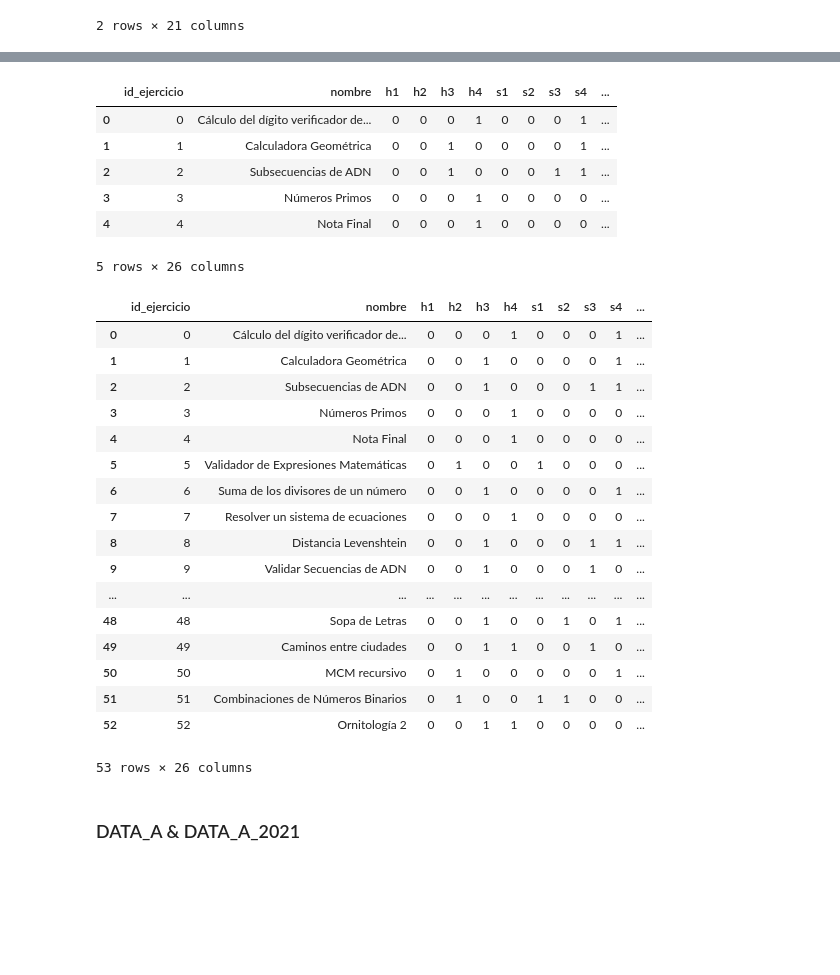
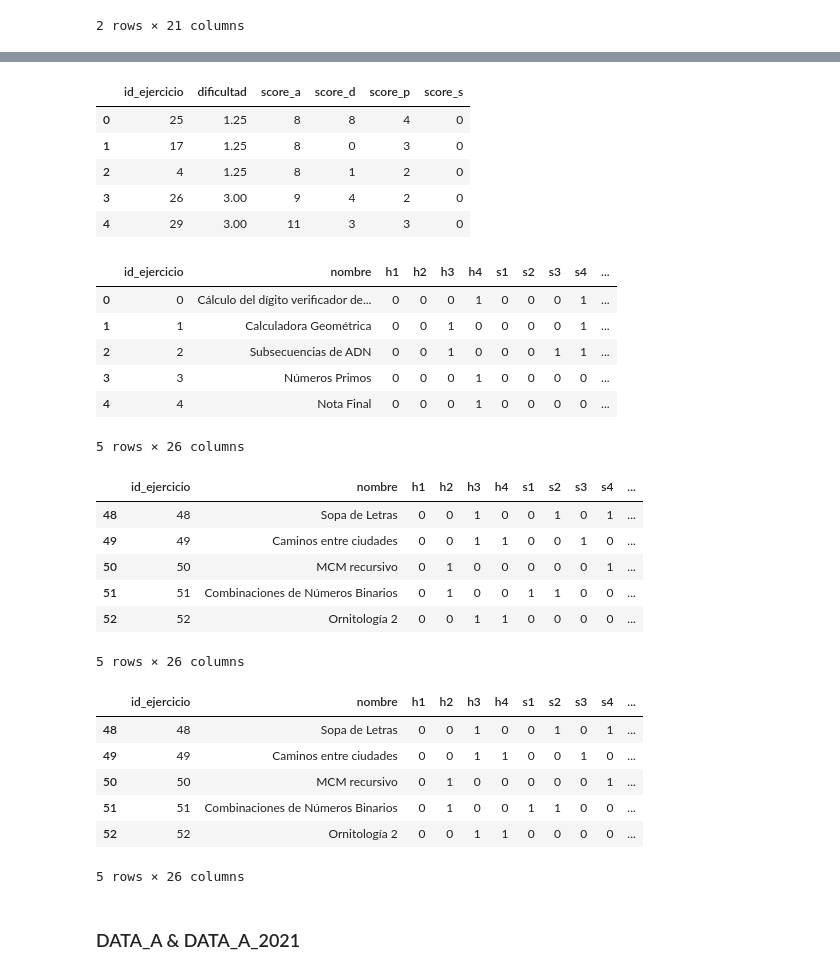
Before and after one commit to edgar-ramxs/RecSysUnab, a Jupyter notebook: RecSysUnab.ipynb, the cells around one changed output, grey strips where cells are left out. Drawn from its saved outputs; the diff is of its cells as text; code cells hidden in the pictures; blank space fills up the shorter version.

```diff
--- a/RecSysUnab.ipynb
+++ b/RecSysUnab.ipynb
@@ -409,10 +409,10 @@ hitos = df_catalogo['hito'].apply(lambda x: format(x, '04b') if 1 <= x <= 4 else
 
 # Crear columnas h1, h2, h3, h4 a partir de la representación binaria obtenida.
 # Cada columna h1 a h4 representa un bit de la conversión binaria de 'hito'.
-df_catalogo['h1'] = hitos.apply(lambda x: x[0] if x else None)  # Primer bit (más significativo)
-df_catalogo['h2'] = hitos.apply(lambda x: x[1] if x else None)  # Segundo bit
-df_catalogo['h3'] = hitos.apply(lambda x: x[2] if x else None)  # Tercer bit
-df_catalogo['h4'] = hitos.apply(lambda x: x[3] if x else None)  # Cuarto bit (menos significativo)
+df_catalogo['h1'] = hitos.apply(lambda x: int(x[0]) if x else None)  # Primer bit (más significativo)
+df_catalogo['h2'] = hitos.apply(lambda x: int(x[1]) if x else None)  # Segundo bit
+df_catalogo['h3'] = hitos.apply(lambda x: int(x[2]) if x else None)  # Tercer bit
+df_catalogo['h4'] = hitos.apply(lambda x: int(x[3]) if x else None)  # Cuarto bit (menos significativo)
 
 # Crear una nueva columna 'id_ejercicio' que asigna un identificador único a cada ejercicio.
 # Esto se realiza utilizando un rango basado en el número de filas en el DataFrame.
@@ -449,14 +449,3 @@ hito4 = pd.read_excel(f"{VAR_DIR_DATA_ORIGINAL}/ejercicios_edx.xlsx", sheet_name
 df_catalogo_extra = pd.concat([hito1, hito2, hito3, hito4], ignore_index=True)
 df_catalogo_extra.columns = ['codigo', 'puntos','nombre', 'enunciado', 'abstracción', 'descomposición', 'patrones', 'algoritmo']
 df_catalogo_extra = df_catalogo_extra.drop_duplicates(subset=['nombre'], keep='first')
-# %%
-import re
-
-def formatear_texto(texto):
-    if isinstance(texto, str):
-        texto = texto.strip().lower()  # Eliminar espacios y convertir a minúsculas
-        texto = re.sub(r'[^\w\s]', '', texto)  # Eliminar caracteres especiales
-        texto = ' '.join(texto.split())  # Eliminar múltiplos espacios
-    return texto
-
-df_catalogo_extra['enunciado'] = df_catalogo_extra['enunciado'].apply(formatear_texto)
@@ -547,6 +528,11 @@ def calcular_puntaje_personalizado(row, cols: list[str]) -> int:
 # %%
+
+from models.utils.transformacion import calcular_puntaje_personalizado_prueba
+
 df_evaluacion.columns = ['codigo', 'puntos', 'id', 'nombre', 'dificultad', 'score_a1','score_a2', 'score_a3', 'score_a4', 'score_d1', 'score_d2', 'score_d3', 'score_d4', 'score_p1', 'score_p2', 'score_p3', 'score_p4', 'score_s1', 'score_s2', 'score_s3', 'score_s4']
-df_evaluacion['score_a'] = df_evaluacion.apply(lambda row: calcular_puntaje_personalizado(row, ['score_a1','score_a2', 'score_a3', 'score_a4']), axis=1)
-df_evaluacion['score_d'] = df_evaluacion.apply(lambda row: calcular_puntaje_personalizado(row, ['score_d1', 'score_d2', 'score_d3', 'score_d4']), axis=1)
-df_evaluacion['score_p'] = df_evaluacion.apply(lambda row: calcular_puntaje_personalizado(row, ['score_p1', 'score_p2', 'score_p3', 'score_p4']), axis=1)
-df_evaluacion['score_s'] = df_evaluacion.apply(lambda row: calcular_puntaje_personalizado(row, ['score_s1', 'score_s2', 'score_s3', 'score_s4']), axis=1)
+df_evaluacion['score_a'] = df_evaluacion.apply(lambda row: calcular_puntaje_personalizado_prueba(row, ['score_a1','score_a2', 'score_a3', 'score_a4']), axis=1)
+df_evaluacion['score_d'] = df_evaluacion.apply(lambda row: calcular_puntaje_personalizado_prueba(row, ['score_d1', 'score_d2', 'score_d3', 'score_d4']), axis=1)
+df_evaluacion['score_p'] = df_evaluacion.apply(lambda row: calcular_puntaje_personalizado_prueba(row, ['score_p1', 'score_p2', 'score_p3', 'score_p4']), axis=1)
+df_evaluacion['score_s'] = df_evaluacion.apply(lambda row: calcular_puntaje_personalizado_prueba(row, ['score_s1', 'score_s2', 'score_s3', 'score_s4']), axis=1)
+
+df_evaluacion.head()
@@ -564,16 +548,35 @@ df_evaluacion.head()
 df_evaluacion = df_evaluacion[['id','dificultad', 'score_a', 'score_d', 'score_p', 'score_s']]
 df_evaluacion.columns = ['id_ejercicio','dificultad', 'score_a', 'score_d', 'score_p', 'score_s']
 df_evaluacion = df_evaluacion.drop_duplicates(subset=['id_ejercicio'], keep='first')
-df_catalogo = pd.merge(df_catalogo, df_evaluacion, on='id_ejercicio', how='left')
+
+df_evaluacion.head()
+# %% [output]
+|  | id_ejercicio | dificultad | score_a | score_d | score_p | score_s |
+| 0 | 25 | 1.25 | 8 | 8 | 4 | 0 |
+| 1 | 17 | 1.25 | 8 | 0 | 3 | 0 |
+| 2 | 4 | 1.25 | 8 | 1 | 2 | 0 |
+| 3 | 26 | 3.00 | 9 | 4 | 2 | 0 |
+| 4 | 29 | 3.00 | 11 | 3 | 3 | 0 |
+# %%
+df_catalogo = pd.merge(df_catalogo, df_evaluacion, on='id_ejercicio', how='left')
+df_catalogo.head()
+# %% [output]
+|  | id_ejercicio | nombre | h1 | h2 | h3 | h4 | s1 | s2 | s3 | s4 | ... |
+| 0 | 0 | Cálculo del dígito verificador de... | 0 | 0 | 0 | 1 | 0 | 0 | 0 | 1 | ... |
+| 1 | 1 | Calculadora Geométrica | 0 | 0 | 1 | 0 | 0 | 0 | 0 | 1 | ... |
+| 2 | 2 | Subsecuencias de ADN | 0 | 0 | 1 | 0 | 0 | 0 | 1 | 1 | ... |
+| 3 | 3 | Números Primos | 0 | 0 | 0 | 1 | 0 | 0 | 0 | 0 | ... |
+| 4 | 4 | Nota Final | 0 | 0 | 0 | 1 | 0 | 0 | 0 | 0 | ... |
+5 rows × 26 columns
 # %%
-df_catalogo.head()
+df_catalogo.tail()
 # %% [output]
 |  | id_ejercicio | nombre | h1 | h2 | h3 | h4 | s1 | s2 | s3 | s4 | ... |
-| 0 | 0 | Cálculo del dígito verificador de... | 0 | 0 | 0 | 1 | 0 | 0 | 0 | 1 | ... |
-| 1 | 1 | Calculadora Geométrica | 0 | 0 | 1 | 0 | 0 | 0 | 0 | 1 | ... |
-| 2 | 2 | Subsecuencias de ADN | 0 | 0 | 1 | 0 | 0 | 0 | 1 | 1 | ... |
-| 3 | 3 | Números Primos | 0 | 0 | 0 | 1 | 0 | 0 | 0 | 0 | ... |
-| 4 | 4 | Nota Final | 0 | 0 | 0 | 1 | 0 | 0 | 0 | 0 | ... |
+| 48 | 48 | Sopa de Letras | 0 | 0 | 1 | 0 | 0 | 1 | 0 | 1 | ... |
+| 49 | 49 | Caminos entre ciudades | 0 | 0 | 1 | 1 | 0 | 0 | 1 | 0 | ... |
+| 50 | 50 | MCM recursivo | 0 | 1 | 0 | 0 | 0 | 0 | 0 | 1 | ... |
+| 51 | 51 | Combinaciones de Números Binarios | 0 | 1 | 0 | 0 | 1 | 1 | 0 | 0 | ... |
+| 52 | 52 | Ornitología 2 | 0 | 0 | 1 | 1 | 0 | 0 | 0 | 0 | ... |
 5 rows × 26 columns
 # %%
 df_catalogo['dificultad'] = df_catalogo['dificultad'].fillna(0.0)
@@ -582,26 +585,15 @@ df_catalogo['score_d'] = df_catalogo['score_d'].fillna(0.0)
 df_catalogo['score_p'] = df_catalogo['score_p'].fillna(0.0)
 df_catalogo['score_s'] = df_catalogo['score_s'].fillna(0.0)
 # %%
-df_catalogo
+df_catalogo.tail()
 # %% [output]
 |  | id_ejercicio | nombre | h1 | h2 | h3 | h4 | s1 | s2 | s3 | s4 | ... |
-| 0 | 0 | Cálculo del dígito verificador de... | 0 | 0 | 0 | 1 | 0 | 0 | 0 | 1 | ... |
-| 1 | 1 | Calculadora Geométrica | 0 | 0 | 1 | 0 | 0 | 0 | 0 | 1 | ... |
-| 2 | 2 | Subsecuencias de ADN | 0 | 0 | 1 | 0 | 0 | 0 | 1 | 1 | ... |
-| 3 | 3 | Números Primos | 0 | 0 | 0 | 1 | 0 | 0 | 0 | 0 | ... |
-| 4 | 4 | Nota Final | 0 | 0 | 0 | 1 | 0 | 0 | 0 | 0 | ... |
-| 5 | 5 | Validador de Expresiones Matemáticas | 0 | 1 | 0 | 0 | 1 | 0 | 0 | 0 | ... |
-| 6 | 6 | Suma de los divisores de un número | 0 | 0 | 1 | 0 | 0 | 0 | 0 | 1 | ... |
-| 7 | 7 | Resolver un sistema de ecuaciones | 0 | 0 | 0 | 1 | 0 | 0 | 0 | 0 | ... |
-| 8 | 8 | Distancia Levenshtein | 0 | 0 | 1 | 0 | 0 | 0 | 1 | 1 | ... |
-| 9 | 9 | Validar Secuencias de ADN | 0 | 0 | 1 | 0 | 0 | 0 | 1 | 0 | ... |
-| ... | ... | ... | ... | ... | ... | ... | ... | ... | ... | ... | ... |
 | 48 | 48 | Sopa de Letras | 0 | 0 | 1 | 0 | 0 | 1 | 0 | 1 | ... |
 | 49 | 49 | Caminos entre ciudades | 0 | 0 | 1 | 1 | 0 | 0 | 1 | 0 | ... |
 | 50 | 50 | MCM recursivo | 0 | 1 | 0 | 0 | 0 | 0 | 0 | 1 | ... |
 | 51 | 51 | Combinaciones de Números Binarios | 0 | 1 | 0 | 0 | 1 | 1 | 0 | 0 | ... |
 | 52 | 52 | Ornitología 2 | 0 | 0 | 1 | 1 | 0 | 0 | 0 | 0 | ... |
-53 rows × 26 columns
+5 rows × 26 columns
 # %% [markdown]
 ### DATA_A & DATA_A_2021
 # %%
```
Also changed, not shown: parts of 56 cells of this notebook, 17 other files.
